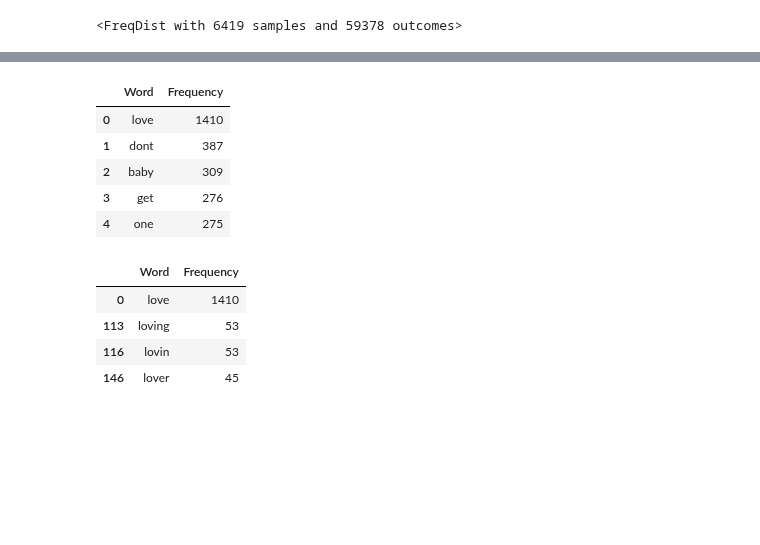
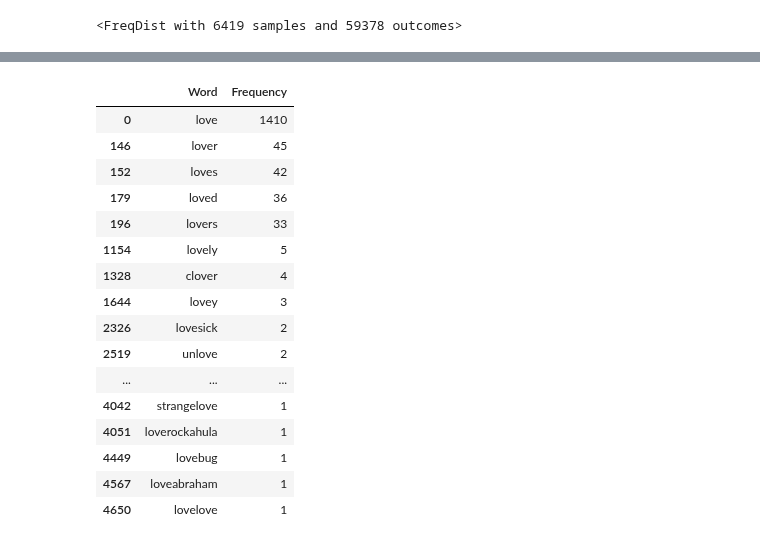
Before and after one commit to beduExpert/B2-Analisis-de-Datos-con-Python-2020, a Jupyter notebook: Sesion-07/Ejemplo-04/nltk_freq_dist.ipynb, the cells around one changed output, grey strips where cells are left out. Cells and saved outputs as stored; diff of their text form; code cells hidden in the pictures; blank space fills up the shorter version.

```diff
--- a/Sesion-07/Ejemplo-04/nltk_freq_dist.ipynb
+++ b/Sesion-07/Ejemplo-04/nltk_freq_dist.ipynb
@@ -406,21 +406,25 @@ freq_dist_no_stop_words.most_common(50)
  ('thing', 96),
  ('bad', 94)]
 # %%
-df = pd.DataFrame(freq_dist_no_stop_words.most_common(150), columns=['Word', 'Frequency'])
-df.head()
+df = pd.DataFrame(freq_dist_no_stop_words.most_common(5000), columns=['Word', 'Frequency'])
-# %% [output]
-|  | Word | Frequency |
-| 0 | love | 1410 |
-| 1 | dont | 387 |
-| 2 | baby | 309 |
-| 3 | get | 276 |
-| 4 | one | 275 |
 # %%
-df1 = df[df['Word'].str.contains('lov')]
+df1 = df[df['Word'].str.contains('love')]
 df1
 # %% [output]
 |  | Word | Frequency |
 | 0 | love | 1410 |
-| 113 | loving | 53 |
-| 116 | lovin | 53 |
 | 146 | lover | 45 |
+| 152 | loves | 42 |
+| 179 | loved | 36 |
+| 196 | lovers | 33 |
+| 1154 | lovely | 5 |
+| 1328 | clover | 4 |
+| 1644 | lovey | 3 |
+| 2326 | lovesick | 2 |
+| 2519 | unlove | 2 |
+| ... | ... | ... |
+| 4042 | strangelove | 1 |
+| 4051 | loverockahula | 1 |
+| 4449 | lovebug | 1 |
+| 4567 | loveabraham | 1 |
+| 4650 | lovelove | 1 |
```
Also changed, not shown: parts of 2 cells of this notebook.
